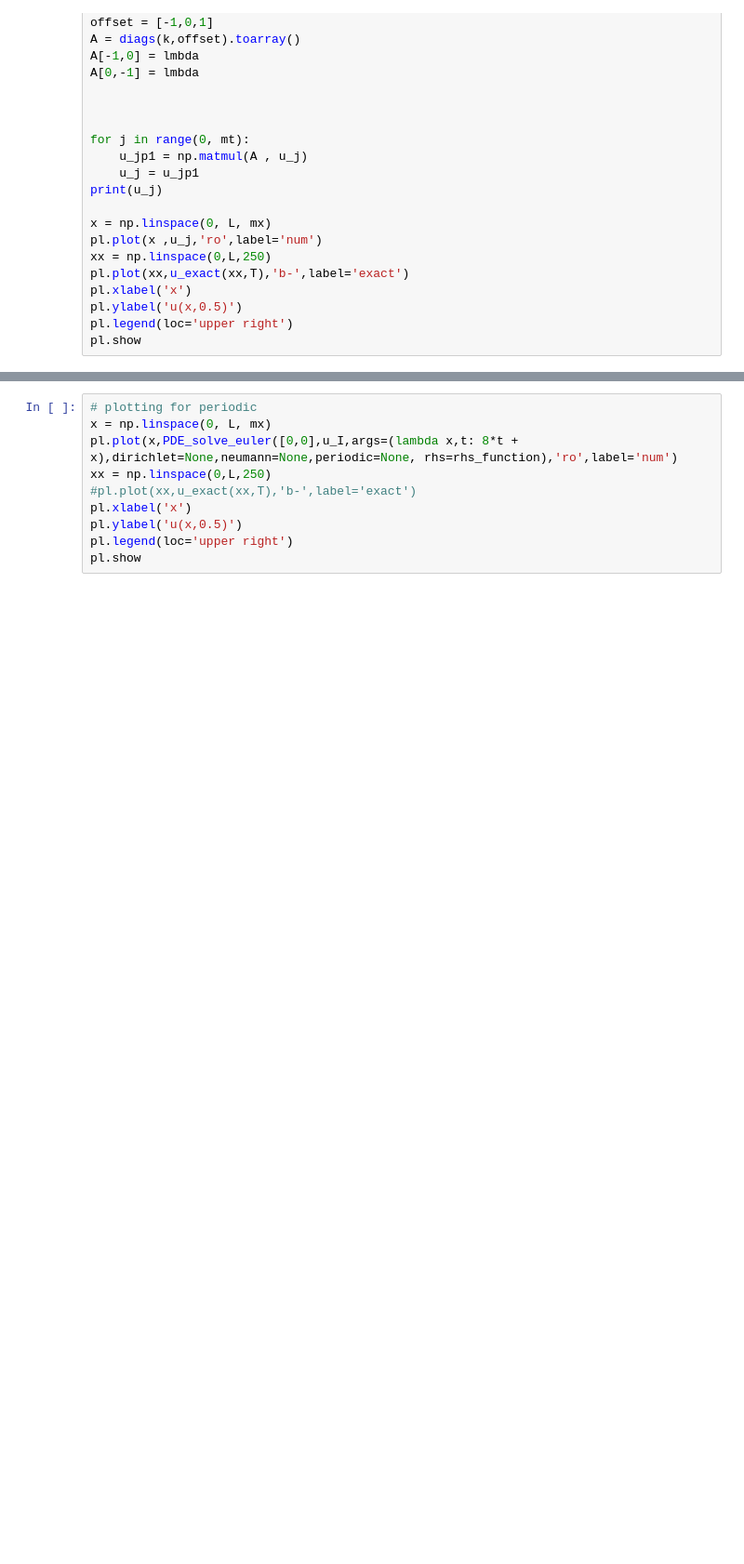
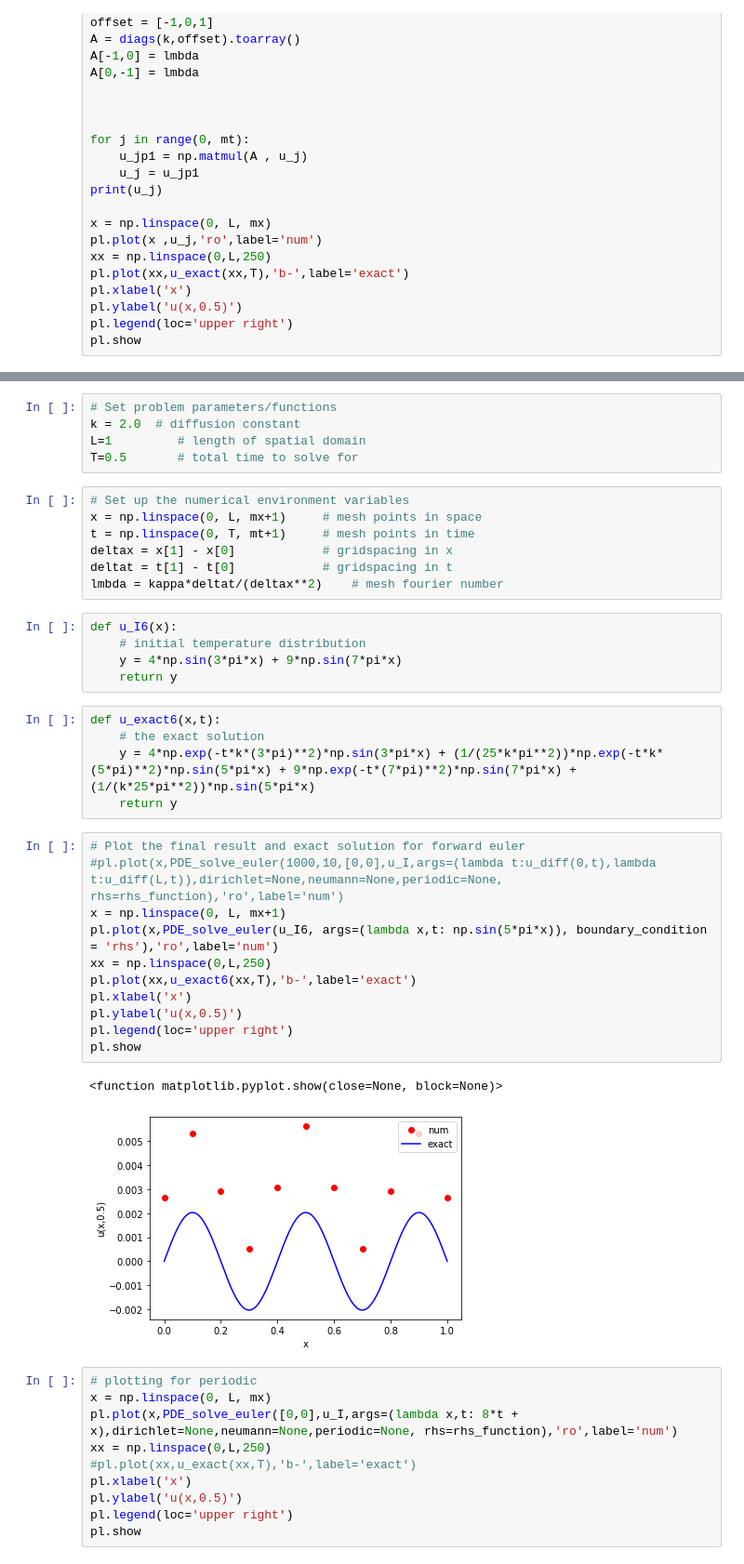
Before and after one commit to TheaRoseBarnes/emat30008, a Jupyter notebook: myForwardEuler1DDiffusion.ipynb, the cells around one changed output, grey strips where cells are left out. Shown at 93% size. Drawn from its saved outputs; the diff is of its cells as text; blank space fills up the shorter version.

```diff
--- a/myForwardEuler1DDiffusion.ipynb
+++ b/myForwardEuler1DDiffusion.ipynb
@@ -421,3 +562,39 @@ pl.show
+# %%
+# Set problem parameters/functions
+k = 2.0  # diffusion constant
+L=1         # length of spatial domain
+T=0.5       # total time to solve for
+# %%
+# Set up the numerical environment variables
+x = np.linspace(0, L, mx+1)     # mesh points in space
+t = np.linspace(0, T, mt+1)     # mesh points in time
+deltax = x[1] - x[0]            # gridspacing in x
+deltat = t[1] - t[0]            # gridspacing in t
+lmbda = kappa*deltat/(deltax**2)    # mesh fourier number
+# %%
+def u_I6(x):
+    # initial temperature distribution
+    y = 4*np.sin(3*pi*x) + 9*np.sin(7*pi*x)
+    return y
+# %%
+def u_exact6(x,t):
+    # the exact solution
+    y = 4*np.exp(-t*k*(3*pi)**2)*np.sin(3*pi*x) + (1/(25*k*pi**2))*np.exp(-t*k*(5*pi)**2)*np.sin(5*pi*x) + 9*np.exp(-t*(7*pi)**2)*np.sin(7*pi*x) + (1/(k*25*pi**2))*np.sin(5*pi*x)
+    return y
+# %%
+# Plot the final result and exact solution for forward euler
+#pl.plot(x,PDE_solve_euler(1000,10,[0,0],u_I,args=(lambda t:u_diff(0,t),lambda t:u_diff(L,t)),dirichlet=None,neumann=None,periodic=None, rhs=rhs_function),'ro',label='num')
+x = np.linspace(0, L, mx+1)
+pl.plot(x,PDE_solve_euler(u_I6, args=(lambda x,t: np.sin(5*pi*x)), boundary_condition = 'rhs'),'ro',label='num')
+xx = np.linspace(0,L,250)
+pl.plot(xx,u_exact6(xx,T),'b-',label='exact')
+pl.xlabel('x')
+pl.ylabel('u(x,0.5)')
+pl.legend(loc='upper right')
+pl.show
+# %% [output]
+<function matplotlib.pyplot.show(close=None, block=None)>
+[figure, added]
 # %%
 # plotting for periodic
 x = np.linspace(0, L, mx)
```
Also changed, not shown: parts of 30 cells of this notebook.
